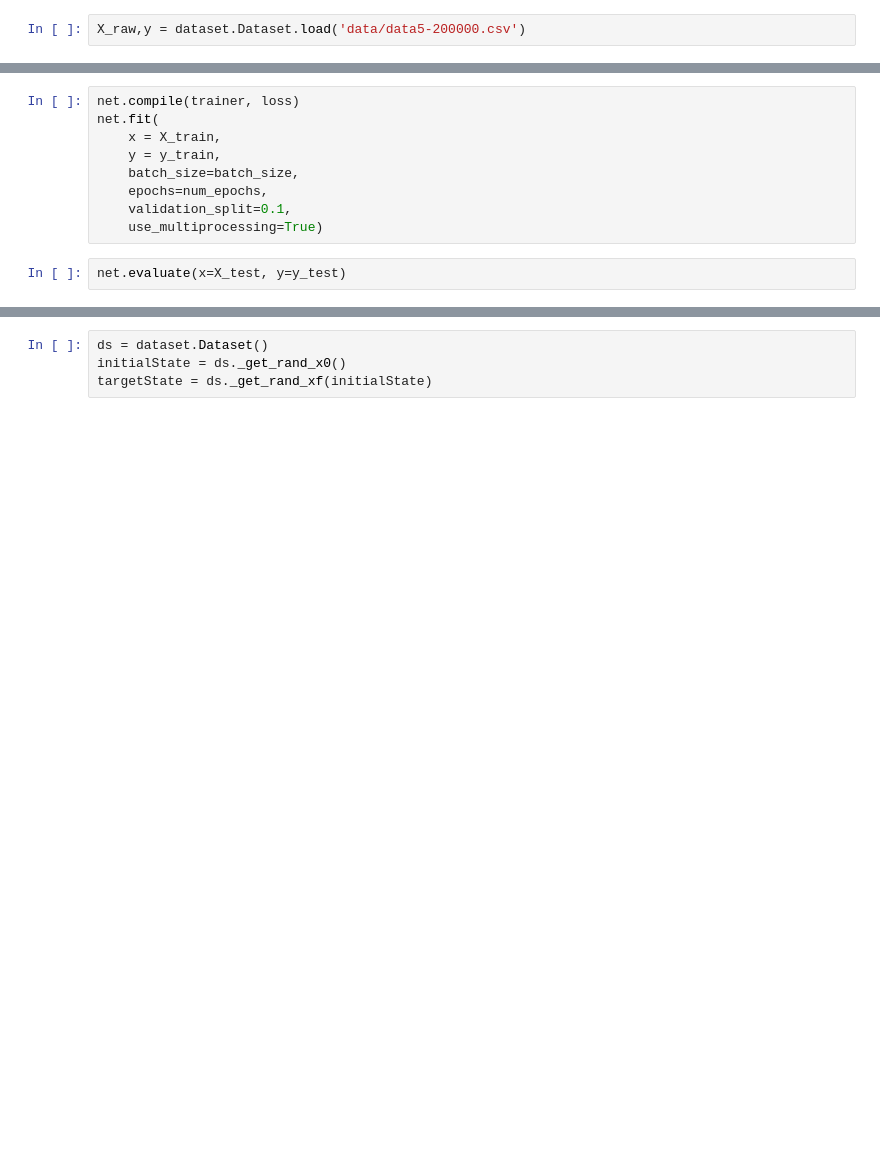
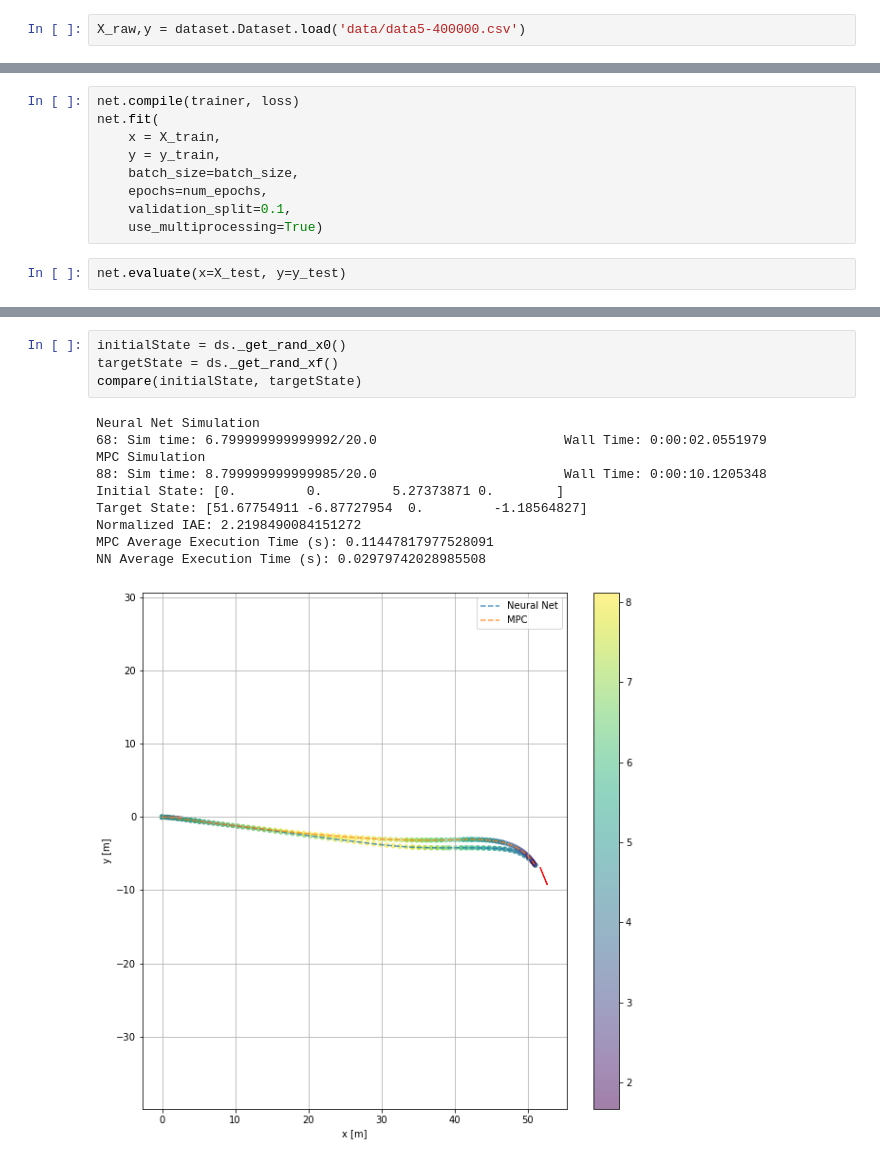
Before and after one commit to freiremelgiz/ECE539_FinalProject, a Jupyter notebook: Training Notebook.ipynb, the cells around one changed output, grey strips where cells are left out. Cells and saved outputs as stored; diff of their text form; blank space fills up the shorter version.

```diff
--- a/Training Notebook.ipynb
+++ b/Training Notebook.ipynb
@@ -17,5 +17,5 @@ mpl.rcParams['figure.figsize'] = [10, 10]
 # %%
-X_raw,y = dataset.Dataset.load('data/data5-200000.csv')
+X_raw,y = dataset.Dataset.load('data/data5-400000.csv')
 # %%
 #scaler = preprocessing.StandardScaler().fit(X_raw)
 #X = scaler.transform(X_raw)
@@ -75,4 +108,15 @@ To enable them in other operations, rebuild TensorFlow with the appropriate comp
 # %%
-ds = dataset.Dataset()
 initialState = ds._get_rand_x0()
-targetState = ds._get_rand_xf(initialState)
+targetState = ds._get_rand_xf()
+compare(initialState, targetState)
+# %% [output]
+Neural Net Simulation
+68: Sim time: 6.799999999999992/20.0                        Wall Time: 0:00:02.0551979
+MPC Simulation
+88: Sim time: 8.799999999999985/20.0                        Wall Time: 0:00:10.1205348
+Initial State: [0.         0.         5.27373871 0.        ]
+Target State: [51.67754911 -6.87727954  0.         -1.18564827]
+Normalized IAE: 2.2198490084151272
+MPC Average Execution Time (s): 0.11447817977528091
+NN Average Execution Time (s): 0.02979742028985508
+[figure, added]
```
Also changed, not shown: parts of 9 cells of this notebook, 5 other files.
